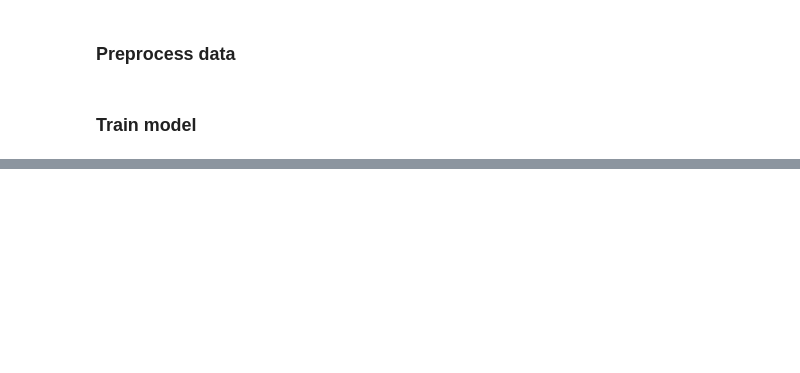
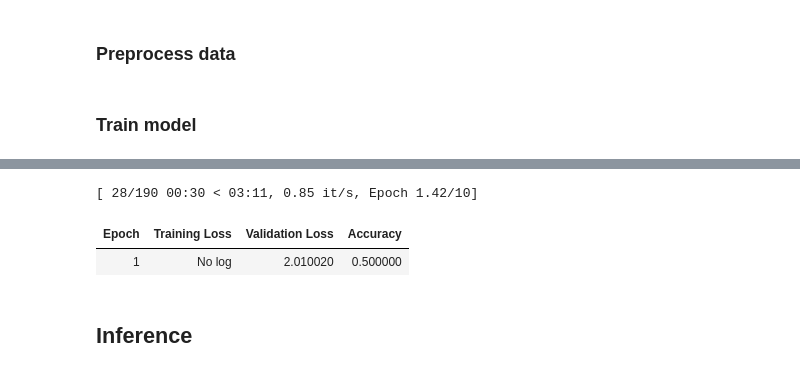
Before and after one commit to l-newbould/ArchetypeAI, a Jupyter notebook: ArchetypeAI.ipynb, the cells around one changed output, grey strips where cells are left out. Cells and saved outputs as stored; diff of their text form; code cells hidden in the pictures; blank space fills up the shorter version.

Commit message:
first training run

```diff
--- a/ArchetypeAI.ipynb
+++ b/ArchetypeAI.ipynb
@@ -91,6 +88,8 @@ def preprocess_function(examples):
     return tokenizer(examples["text"], truncation=True)
 # %%
 tokenized_data = dataset_dict.map(preprocess_function, batched=True)
+# %%
+data_collator = DataCollatorWithPadding(tokenizer=tokenizer)
 # %% [markdown]
 ### Train model
 # %%
@@ -140,0 +144,29 @@ model = AutoModelForSequenceClassification.from_pretrained(
+# %%
+training_args = TrainingArguments(
+    output_dir="archetype_ai_output",
+    learning_rate=2e-5,
+    per_device_train_batch_size=16,
+    per_device_eval_batch_size=16,
+    num_train_epochs=10,
+    weight_decay=0.01,
+    eval_strategy="epoch",
+    save_strategy="epoch",
+    load_best_model_at_end=True,
+    push_to_hub=False,
+)
+
+trainer = Trainer(
+    model=model,
+    args=training_args,
+    train_dataset=tokenized_data["train"],
+    eval_dataset=tokenized_data["test"],
+    processing_class=tokenizer,
+    data_collator=data_collator,
+    compute_metrics=compute_metrics,
+)
+
+trainer.train()
+# %% [output]
+[ 28/190 00:30 < 03:11, 0.85 it/s, Epoch 1.42/10]
+| Epoch | Training Loss | Validation Loss | Accuracy |
+| 1 | No log | 2.010020 | 0.500000 |
@@ -140,0 +177,2 @@ model = AutoModelForSequenceClassification.from_pretrained(
+# %% [markdown]
+## Inference
```
Also changed, not shown: parts of 10 cells of this notebook.
